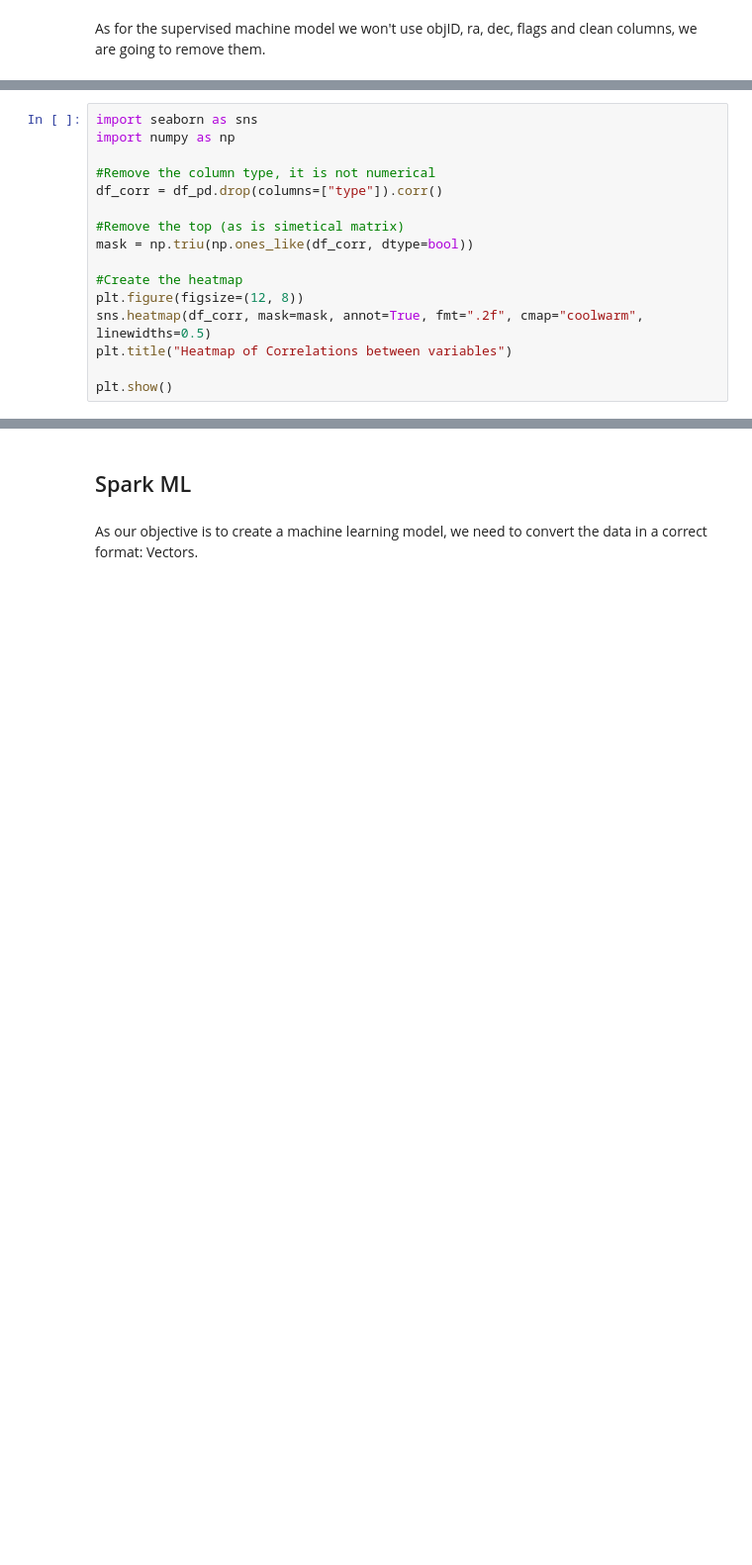
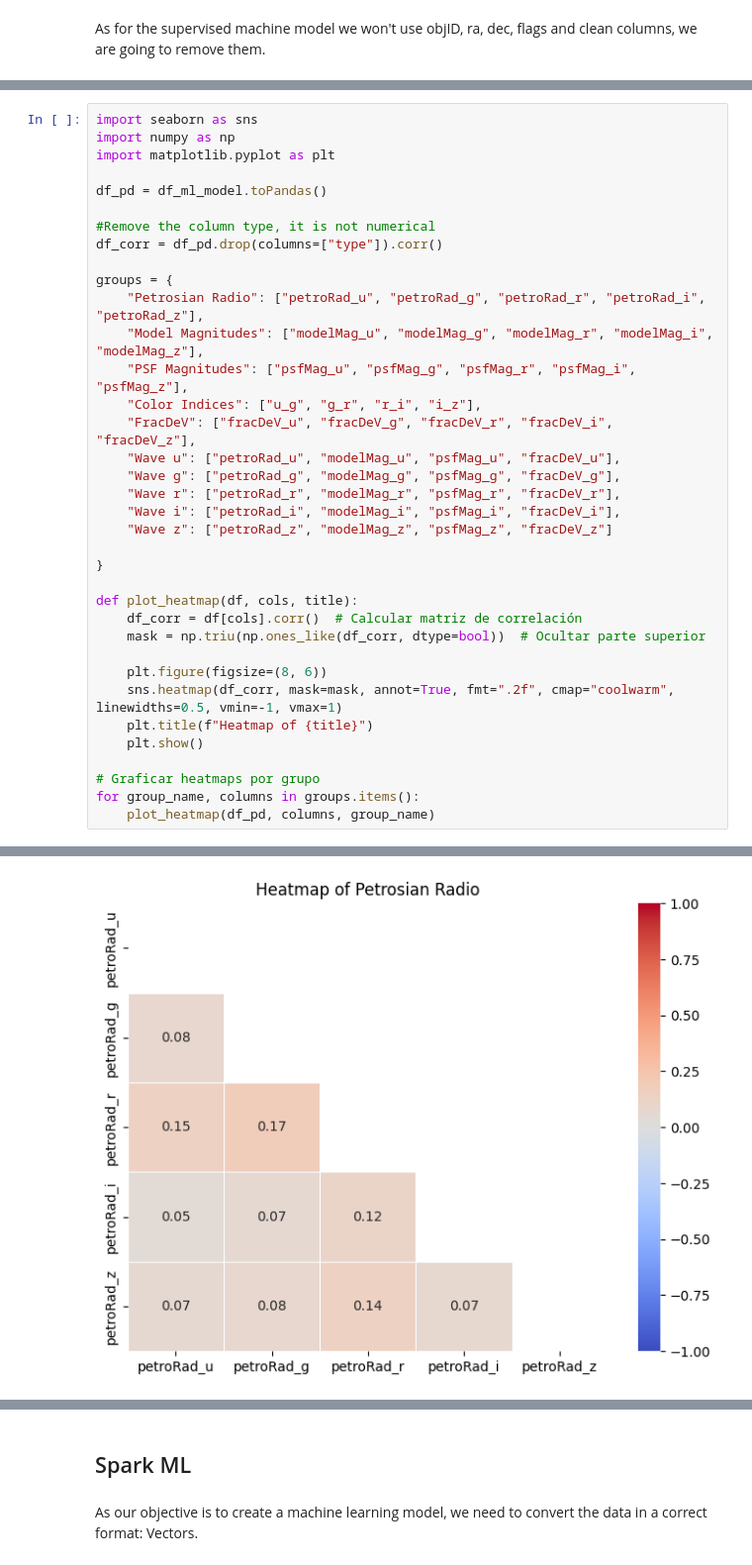
Before and after one commit to Gonzatorra/bigDataAstronomy, a Jupyter notebook: process.ipynb, the cells around one changed output, grey strips where cells are left out. Shown at 99% size. Drawn from its saved outputs; the diff is of its cells as text; blank space fills up the shorter version.

Commit message:
heatmaps + explicaciones

```diff
--- a/process.ipynb
+++ b/process.ipynb
@@ -226,17 +306,37 @@ plt.show()
 # %%
 import seaborn as sns
 import numpy as np
+import matplotlib.pyplot as plt
+
+df_pd = df_ml_model.toPandas()
 
 #Remove the column type, it is not numerical
 df_corr = df_pd.drop(columns=["type"]).corr()
 
-#Remove the top (as is simetical matrix)
-mask = np.triu(np.ones_like(df_corr, dtype=bool))
+groups = {
+    "Petrosian Radio": ["petroRad_u", "petroRad_g", "petroRad_r", "petroRad_i", "petroRad_z"],
+    "Model Magnitudes": ["modelMag_u", "modelMag_g", "modelMag_r", "modelMag_i", "modelMag_z"],
+    "PSF Magnitudes": ["psfMag_u", "psfMag_g", "psfMag_r", "psfMag_i", "psfMag_z"],
+    "Color Indices": ["u_g", "g_r", "r_i", "i_z"],
+    "FracDeV": ["fracDeV_u", "fracDeV_g", "fracDeV_r", "fracDeV_i", "fracDeV_z"],
+    "Wave u": ["petroRad_u", "modelMag_u", "psfMag_u", "fracDeV_u"],
+    "Wave g": ["petroRad_g", "modelMag_g", "psfMag_g", "fracDeV_g"],
+    "Wave r": ["petroRad_r", "modelMag_r", "psfMag_r", "fracDeV_r"],
+    "Wave i": ["petroRad_i", "modelMag_i", "psfMag_i", "fracDeV_i"],
+    "Wave z": ["petroRad_z", "modelMag_z", "psfMag_z", "fracDeV_z"]
 
-#Create the heatmap
-plt.figure(figsize=(12, 8))
-sns.heatmap(df_corr, mask=mask, annot=True, fmt=".2f", cmap="coolwarm", linewidths=0.5)
-plt.title("Heatmap of Correlations between variables")
+}
 
-plt.show()
+def plot_heatmap(df, cols, title):
+    df_corr = df[cols].corr()  # Calcular matriz de correlación
+    mask = np.triu(np.ones_like(df_corr, dtype=bool))  # Ocultar parte superior
+
+    plt.figure(figsize=(8, 6))
+    sns.heatmap(df_corr, mask=mask, annot=True, fmt=".2f", cmap="coolwarm", linewidths=0.5, vmin=-1, vmax=1)
+    plt.title(f"Heatmap of {title}")
+    plt.show()
+
+# Graficar heatmaps por grupo
+for group_name, columns in groups.items():
+    plot_heatmap(df_pd, columns, group_name)
 # %% [output]
@@ -243,0 +343 @@ NameError: name 'df_pd' is not defined
+[figure, added]
```
Also changed, not shown: parts of 16 cells of this notebook.
